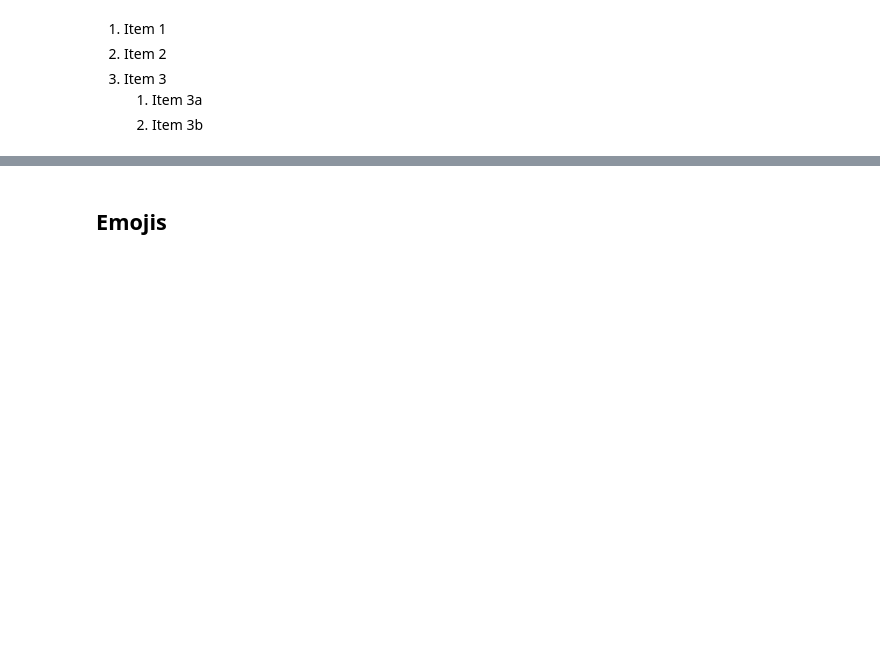
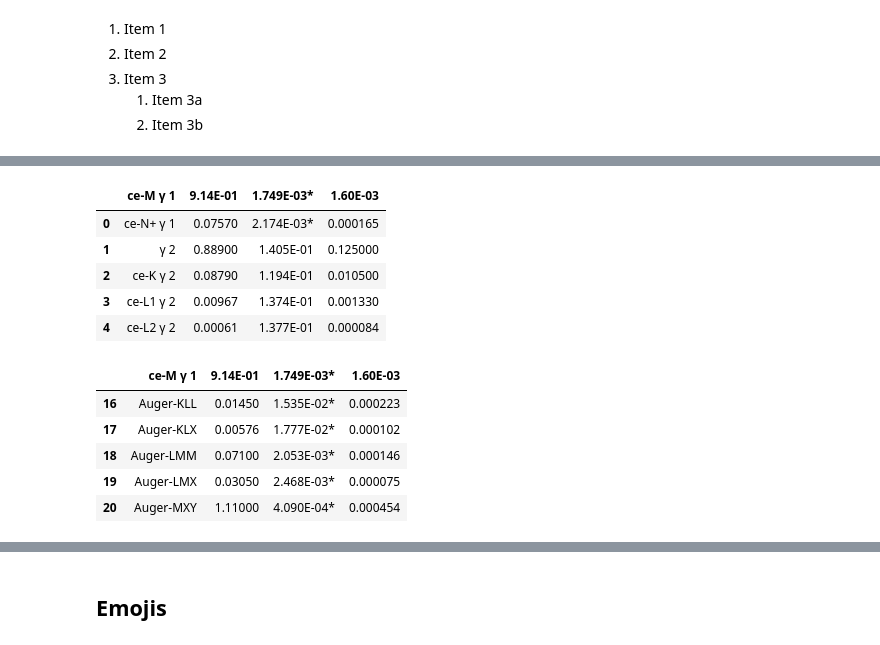
Before and after one commit to M4rtR0d/Jupyter_Notebook, a Jupyter notebook: Estilo_Jupyter.ipynb, the cells around one changed output, grey strips where cells are left out. Saved outputs shown, nothing was run; the diff lists cells and outputs as text; code cells hidden in the pictures; blank space fills up the shorter version.

```diff
--- a/Estilo_Jupyter.ipynb
+++ b/Estilo_Jupyter.ipynb
@@ -732,0 +762,22 @@ You can create task lists within issues or pull requests using the syntax illust
+# %%
+# show all outputs in the cell
+import pandas as pd
+from IPython.core.interactiveshell import InteractiveShell
+InteractiveShell.ast_node_interactivity = "all"
+
+df = pd.read_csv('tc99m.csv')
+df.head()
+df.tail()
+# %% [output]
+|  | ce-M γ 1 | 9.14E-01 | 1.749E-03* | 1.60E-03 |
+| 0 | ce-N+ γ 1 | 0.07570 | 2.174E-03* | 0.000165 |
+| 1 | γ 2 | 0.88900 | 1.405E-01 | 0.125000 |
+| 2 | ce-K γ 2 | 0.08790 | 1.194E-01 | 0.010500 |
+| 3 | ce-L1 γ 2 | 0.00967 | 1.374E-01 | 0.001330 |
+| 4 | ce-L2 γ 2 | 0.00061 | 1.377E-01 | 0.000084 |
+|  | ce-M γ 1 | 9.14E-01 | 1.749E-03* | 1.60E-03 |
+| 16 | Auger-KLL | 0.01450 | 1.535E-02* | 0.000223 |
+| 17 | Auger-KLX | 0.00576 | 1.777E-02* | 0.000102 |
+| 18 | Auger-LMM | 0.07100 | 2.053E-03* | 0.000146 |
+| 19 | Auger-LMX | 0.03050 | 2.468E-03* | 0.000075 |
+| 20 | Auger-MXY | 1.11000 | 4.090E-04* | 0.000454 |
```
Also changed, not shown: parts of 13 cells of this notebook, 2 other files.
